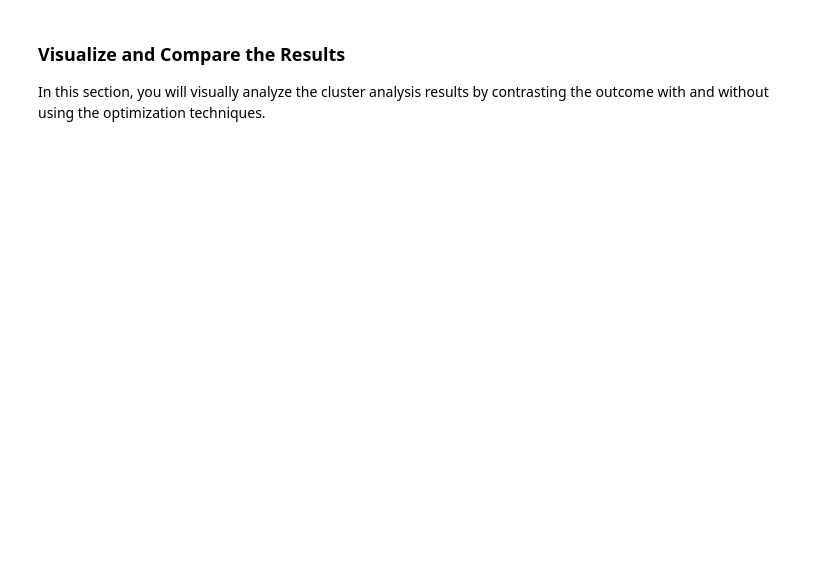
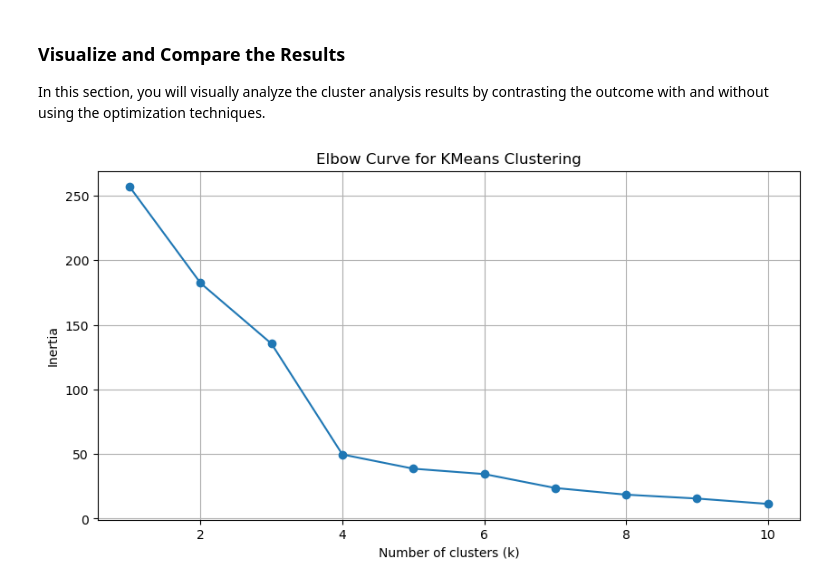
Before and after one commit to ajmonte0920/18_da_sep2024_hw_19_CryptoClustering, a Jupyter notebook: Crypto_Clustering_ajm.ipynb, the cells around one changed output. Cells and saved outputs as stored; diff of their text form; code cells hidden in the pictures; blank space fills up the shorter version.

```diff
--- a/Crypto_Clustering_ajm.ipynb
+++ b/Crypto_Clustering_ajm.ipynb
@@ -650,0 +688,22 @@ In this section, you will visually analyze the cluster analysis results by contr
+# %%
+# Composite plot to contrast the Elbow curves
+
+# Elbow curve for KMeans
+inertia = []
+k_values = range(1, 11)
+
+for k in k_values:
+    model = KMeans(n_clusters=k, random_state=1)
+    model.fit(X)  # X is the scaled data
+    inertia.append(model.inertia_)
+
+# Plot the Elbow curve
+plt.figure(figsize=(10, 5))
+plt.plot(k_values, inertia, marker='o')
+plt.title('Elbow Curve for KMeans Clustering')
+plt.xlabel('Number of clusters (k)')
+plt.ylabel('Inertia')
+plt.grid(True)
+plt.show()
+# %% [output]
+[figure, added]
```
Also changed, not shown: parts of 9 cells of this notebook.
